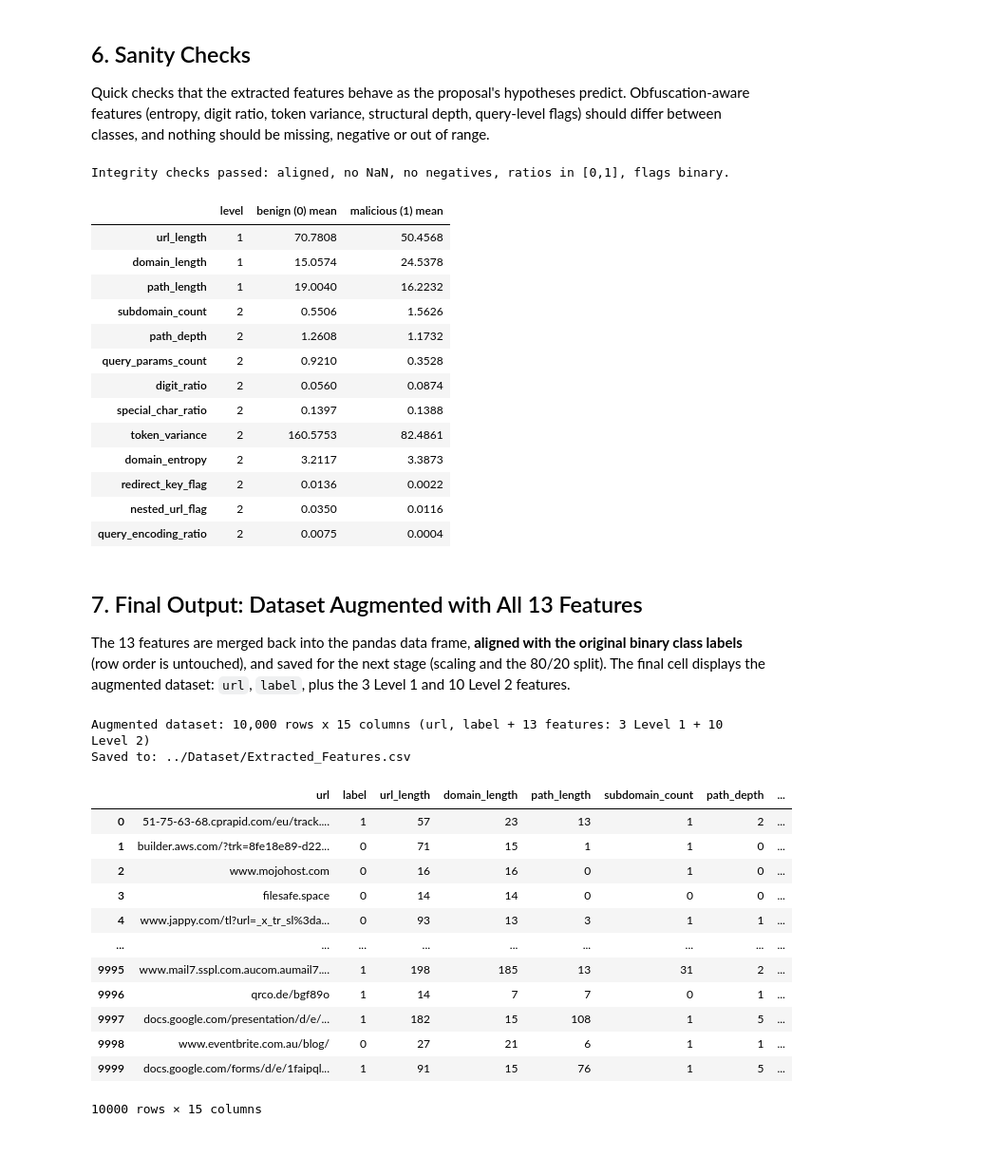
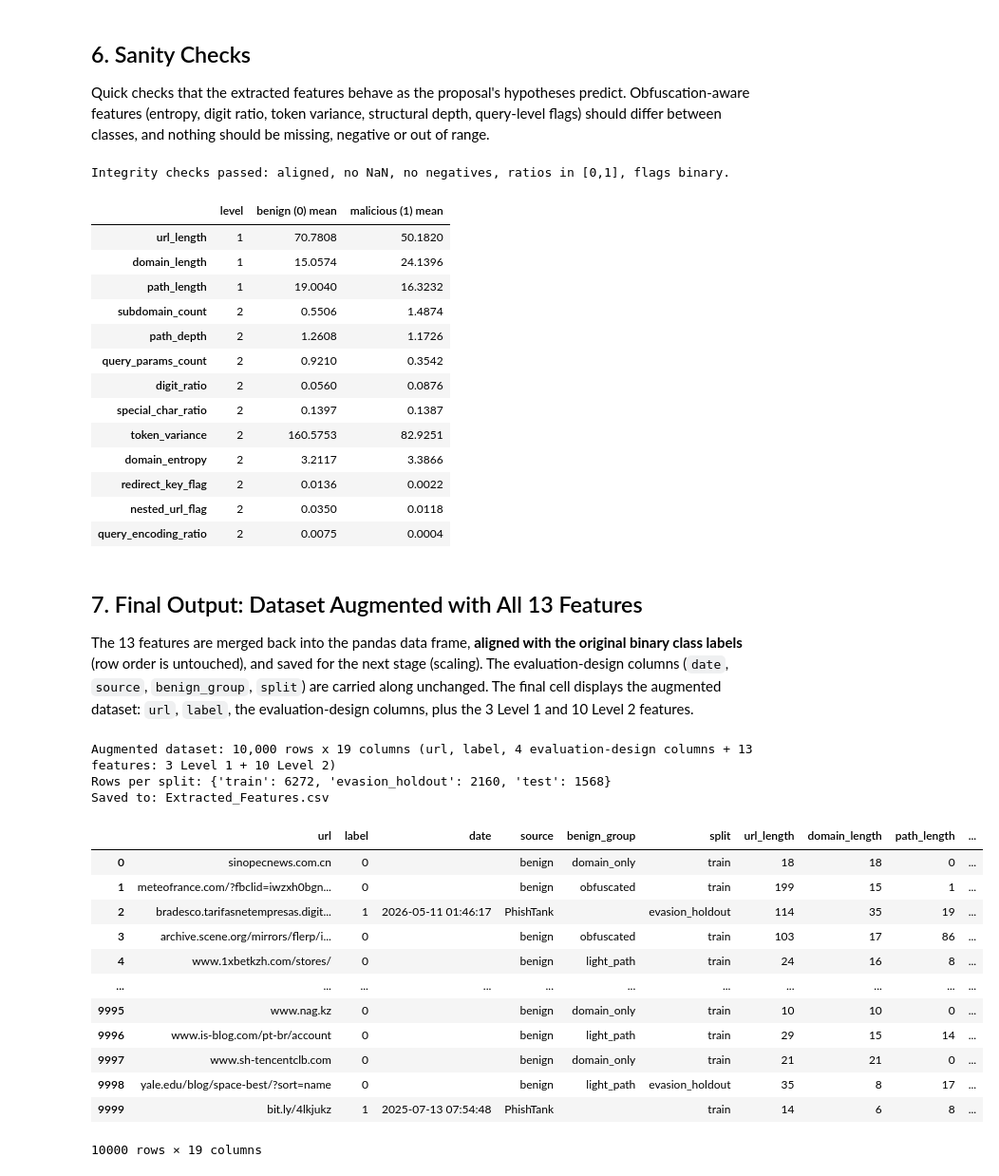
Before and after one commit to WendelLeander/PhishEvade, a Jupyter notebook: Modules/3_4_feature_extraction_pipeline.ipynb, the cells around one changed output. Shown at 95% size. Saved outputs shown, nothing was run; the diff lists cells and outputs as text; code cells hidden in the pictures; blank space fills up the shorter version.

```diff
--- a/Modules/3_4_feature_extraction_pipeline.ipynb
+++ b/Modules/3_4_feature_extraction_pipeline.ipynb
@@ -79,12 +74,17 @@ pd.set_option("display.max_columns", None)
 pd.set_option("display.width", 220)
 pd.set_option("display.max_colwidth", 70)
 
-# DATA_PATH = "../Dataset/Preprocessed_Dataset.csv"  # Local path
 DATA_PATH = 'https://raw.githubusercontent.com/WendelLeander/PhishEvade/refs/heads/main/Dataset/Preprocessed_Dataset.csv'
-df = pd.read_csv(DATA_PATH)
+df = pd.read_csv(DATA_PATH, keep_default_na=False, na_values={"label": [""]})   # empty dates/components stay ""
+
+META_COLS = ["date", "source", "benign_group", "split"]          # evaluation-design columns, carried through untouched
+missing_meta = [c for c in META_COLS if c not in df.columns]
+assert not missing_meta, (f"{DATA_PATH} has no {missing_meta} column(s). Run the updated preprocessing notebook first "
+                          "(and push Preprocessed_Dataset.csv if DATA_PATH points to GitHub).")
 
 print("Dataset loaded successfully!")
 print("Shape:", df.shape)
+print("Rows per split:", df["split"].value_counts().to_dict())
 print("Columns:", df.columns.tolist())
 
 display(df.head())
@@ -633,49 +637,52 @@ comparison.round(4)
 # %% [output]
 Integrity checks passed: aligned, no NaN, no negatives, ratios in [0,1], flags binary.
 |  | level | benign (0) mean | malicious (1) mean |
-| url_length | 1 | 70.7808 | 50.4568 |
-| domain_length | 1 | 15.0574 | 24.5378 |
-| path_length | 1 | 19.0040 | 16.2232 |
-| subdomain_count | 2 | 0.5506 | 1.5626 |
-| path_depth | 2 | 1.2608 | 1.1732 |
-| query_params_count | 2 | 0.9210 | 0.3528 |
-| digit_ratio | 2 | 0.0560 | 0.0874 |
-| special_char_ratio | 2 | 0.1397 | 0.1388 |
-| token_variance | 2 | 160.5753 | 82.4861 |
-| domain_entropy | 2 | 3.2117 | 3.3873 |
+| url_length | 1 | 70.7808 | 50.1820 |
+| domain_length | 1 | 15.0574 | 24.1396 |
+| path_length | 1 | 19.0040 | 16.3232 |
+| subdomain_count | 2 | 0.5506 | 1.4874 |
+| path_depth | 2 | 1.2608 | 1.1726 |
+| query_params_count | 2 | 0.9210 | 0.3542 |
+| digit_ratio | 2 | 0.0560 | 0.0876 |
+| special_char_ratio | 2 | 0.1397 | 0.1387 |
+| token_variance | 2 | 160.5753 | 82.9251 |
+| domain_entropy | 2 | 3.2117 | 3.3866 |
 | redirect_key_flag | 2 | 0.0136 | 0.0022 |
-| nested_url_flag | 2 | 0.0350 | 0.0116 |
+| nested_url_flag | 2 | 0.0350 | 0.0118 |
 | query_encoding_ratio | 2 | 0.0075 | 0.0004 |
 # %% [markdown]
 ## 7. Final Output: Dataset Augmented with All 13 Features
 
-The 13 features are merged back into the pandas data frame, **aligned with the original binary class labels** (row order is untouched), and saved for the next stage (scaling and the 80/20 split). The final cell displays the augmented dataset: `url`, `label`, plus the 3 Level 1 and 10 Level 2 features.
+The 13 features are merged back into the pandas data frame, **aligned with the original binary class labels** (row order is untouched), and saved for the next stage (scaling). The evaluation-design columns (`date`, `source`, `benign_group`, `split`) are carried along unchanged. The final cell displays the augmented dataset: `url`, `label`, the evaluation-design columns, plus the 3 Level 1 and 10 Level 2 features.
 # %%
-OUTPUT_PATH = "../Dataset/Extracted_Features.csv"
+OUTPUT_PATH = "Extracted_Features.csv"
 
-df_features = pd.concat([df[["url", "label"]], features_df], axis=1)
+df_features = pd.concat([df[["url", "label"] + META_COLS], features_df], axis=1)
 
-assert list(df_features.columns) == ["url", "label"] + FEATURE_COLUMNS
-assert df_features.shape == (len(df), 15) and df_features[FEATURE_COLUMNS].notna().all().all()
+assert list(df_features.columns) == ["url", "label"] + META_COLS + FEATURE_COLUMNS
+assert df_features.shape == (len(df), 2 + len(META_COLS) + 13) and df_features[FEATURE_COLUMNS].notna().all().all()
+assert df_features["split"].equals(df["split"]), "split column misaligned"
 df_features.to_csv(OUTPUT_PATH, index=False)
 
 print(f"Augmented dataset: {df_features.shape[0]:,} rows x {df_features.shape[1]} columns "
-      f"(url, label + {len(FEATURE_COLUMNS)} features: {len(LEVEL1_COLUMNS)} Level 1 + {len(LEVEL2_COLUMNS)} Level 2)")
+      f"(url, label, {len(META_COLS)} evaluation-design columns + {len(FEATURE_COLUMNS)} features: {len(LEVEL1_COLUMNS)} Level 1 + {len(LEVEL2_COLUMNS)} Level 2)")
+print("Rows per split:", df_features["split"].value_counts().to_dict())
 print("Saved to:", OUTPUT_PATH)
 df_features
 # %% [output]
-Augmented dataset: 10,000 rows x 15 columns (url, label + 13 features: 3 Level 1 + 10 Level 2)
-Saved to: ../Dataset/Extracted_Features.csv
+Augmented dataset: 10,000 rows x 19 columns (url, label, 4 evaluation-design columns + 13 features: 3 Level 1 + 10 Level 2)
+Rows per split: {'train': 6272, 'evasion_holdout': 2160, 'test': 1568}
+Saved to: Extracted_Features.csv
-|  | url | label | url_length | domain_length | path_length | subdomain_count | path_depth | ... |
-| 0 | 51-75-63-68.cprapid.com/eu/track.... | 1 | 57 | 23 | 13 | 1 | 2 | ... |
-| 1 | builder.aws.com/?trk=8fe18e89-d22... | 0 | 71 | 15 | 1 | 1 | 0 | ... |
-| 2 | www.mojohost.com | 0 | 16 | 16 | 0 | 1 | 0 | ... |
-| 3 | filesafe.space | 0 | 14 | 14 | 0 | 0 | 0 | ... |
-| 4 | www.jappy.com/tl?url=_x_tr_sl%3da... | 0 | 93 | 13 | 3 | 1 | 1 | ... |
-| ... | ... | ... | ... | ... | ... | ... | ... | ... |
-| 9995 | www.mail7.sspl.com.aucom.aumail7.... | 1 | 198 | 185 | 13 | 31 | 2 | ... |
-| 9996 | qrco.de/bgf89o | 1 | 14 | 7 | 7 | 0 | 1 | ... |
-| 9997 | docs.google.com/presentation/d/e/... | 1 | 182 | 15 | 108 | 1 | 5 | ... |
-| 9998 | www.eventbrite.com.au/blog/ | 0 | 27 | 21 | 6 | 1 | 1 | ... |
-| 9999 | docs.google.com/forms/d/e/1faipql... | 1 | 91 | 15 | 76 | 1 | 5 | ... |
+|  | url | label | date | source | benign_group | split | url_length | domain_length | path_length | ... |
+| 0 | sinopecnews.com.cn | 0 |  | benign | domain_only | train | 18 | 18 | 0 | ... |
+| 1 | meteofrance.com/?fbclid=iwzxh0bgn... | 0 |  | benign | obfuscated | train | 199 | 15 | 1 | ... |
+| 2 | bradesco.tarifasnetempresas.digit... | 1 | 2026-05-11 01:46:17 | PhishTank |  | evasion_holdout | 114 | 35 | 19 | ... |
+| 3 | archive.scene.org/mirrors/flerp/i... | 0 |  | benign | obfuscated | train | 103 | 17 | 86 | ... |
+| 4 | www.1xbetkzh.com/stores/ | 0 |  | benign | light_path | train | 24 | 16 | 8 | ... |
+| ... | ... | ... | ... | ... | ... | ... | ... | ... | ... | ... |
+| 9995 | www.nag.kz | 0 |  | benign | domain_only | train | 10 | 10 | 0 | ... |
+| 9996 | www.is-blog.com/pt-br/account | 0 |  | benign | light_path | train | 29 | 15 | 14 | ... |
+| 9997 | www.sh-tencentclb.com | 0 |  | benign | domain_only | train | 21 | 21 | 0 | ... |
+| 9998 | yale.edu/blog/space-best/?sort=name | 0 |  | benign | light_path | evasion_holdout | 35 | 8 | 17 | ... |
+| 9999 | bit.ly/4lkjukz | 1 | 2025-07-13 07:54:48 | PhishTank |  | train | 14 | 6 | 8 | ... |
-10000 rows × 15 columns
+10000 rows × 19 columns
```
Also changed, not shown: parts of 12 cells of this notebook.
